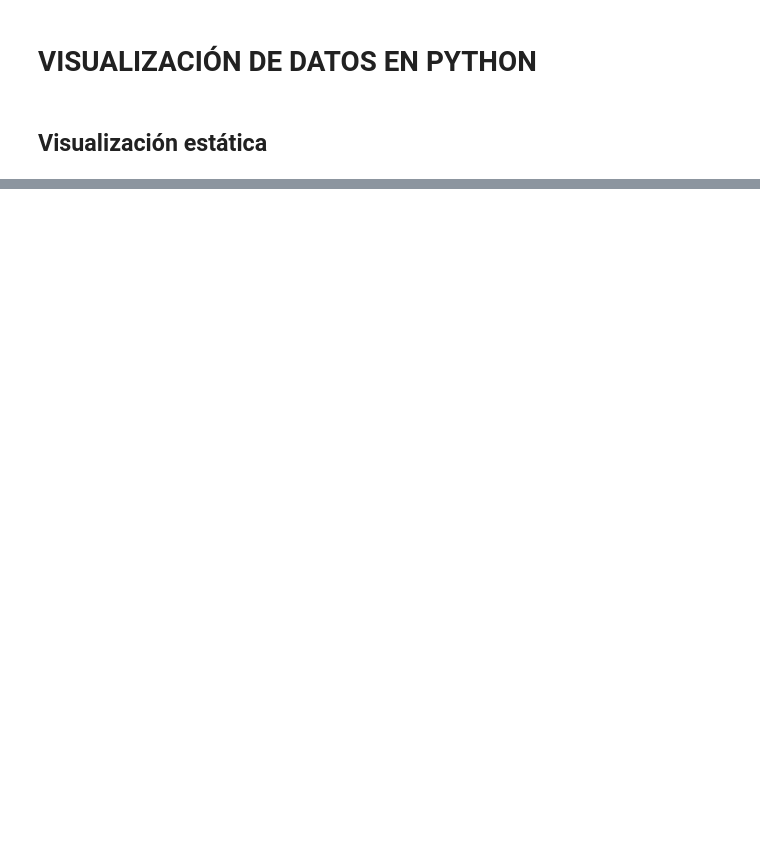
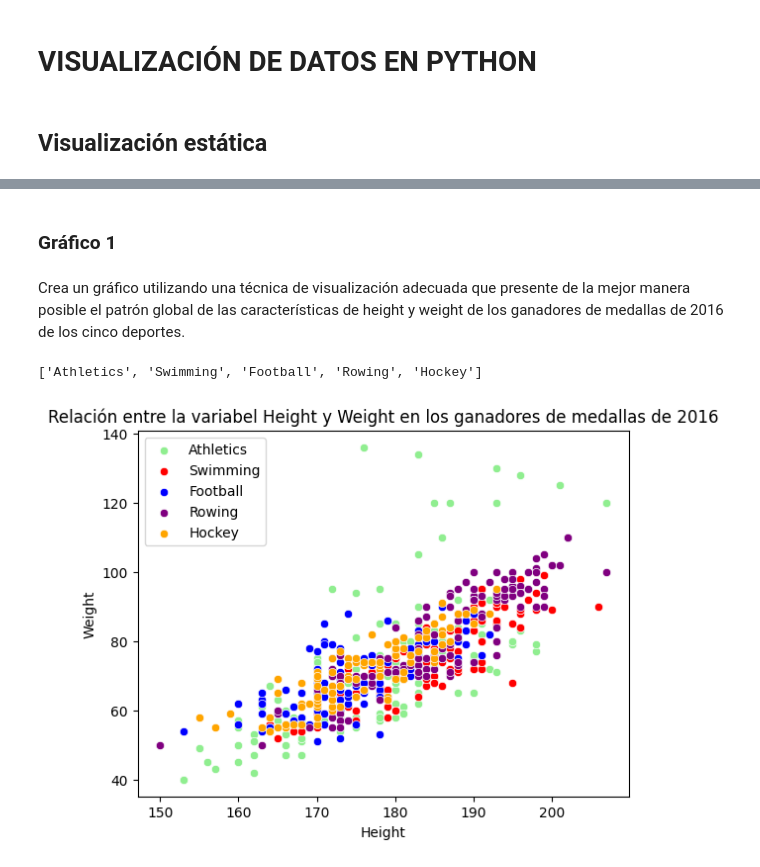
Before and after one commit to vanebertel/VZ_DATOS_3, a Jupyter notebook: _sources/notebooks.ipynb, the cells around one changed output, grey strips where cells are left out. Cells and saved outputs as stored; diff of their text form; code cells hidden in the pictures; blank space fills up the shorter version.

```diff
--- a/_sources/notebooks.ipynb
+++ b/_sources/notebooks.ipynb
@@ -17,0 +22,4 @@ import numpy as np
+# %%
+url="https://raw.githubusercontent.com/lihkirun/AppliedStatisticMS/main/DataVisualizationRPython/Lectures/Python/PythonDataSets/athlete_events.csv"
+data=pd.read_csv(url)
+data.head()
@@ -17,0 +52,4 @@ import numpy as np
+# %%
+deporte=['Athletics','Swimming','Football','Rowing','Hockey']
+data_top5=data[data['Sport'].isin(deporte) & (data['Year'] == 2016) & (data['Medal'].notnull())]
+data_top5.head()
@@ -17,0 +145,20 @@ import numpy as np
+# %% [markdown]
+### Gráfico 1
+# %% [markdown]
+Crea un gráfico utilizando una técnica de visualización adecuada que presente de la mejor manera posible el patrón global de las características de height y weight de los ganadores de medallas de 2016 de los cinco deportes.
+# %%
+deporte
+# %% [output]
+['Athletics', 'Swimming', 'Football', 'Rowing', 'Hockey']
+# %%
+fig,ax=plt.subplots()
+ax = sns.scatterplot(x="Height", y="Weight", data=data_top5[data_top5['Sport']=='Athletics'], color='lightgreen')
+ax = sns.scatterplot(x="Height", y="Weight", data=data_top5[data_top5['Sport']=='Swimming'], color='red')
+ax = sns.scatterplot(x="Height", y="Weight", data=data_top5[data_top5['Sport']=='Football'], color='blue')
+ax = sns.scatterplot(x="Height", y="Weight", data=data_top5[data_top5['Sport']=='Rowing'], color='purple')
+ax = sns.scatterplot(x="Height", y="Weight", data=data_top5[data_top5['Sport']=='Hockey'], color='orange')
+ax.legend(labels=deporte)
+plt.title("Relación entre la variabel Height y Weight en los ganadores de medallas de 2016")
+plt.show()
+# %% [output]
+[figure, added]
```
Also changed, not shown: parts of 18 cells of this notebook, 5 other files.
